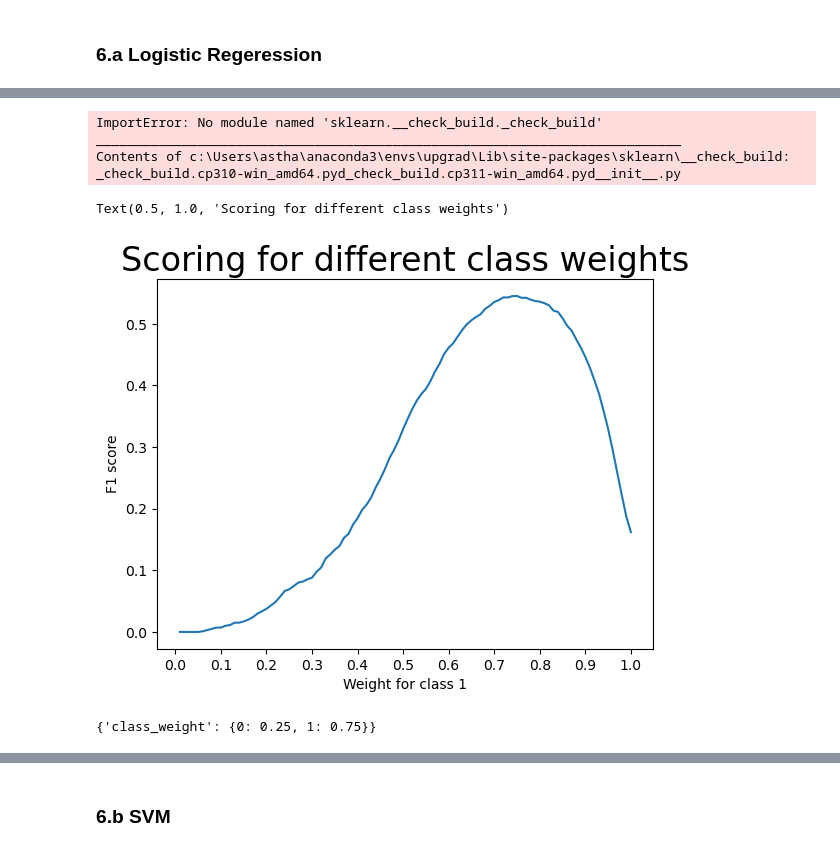
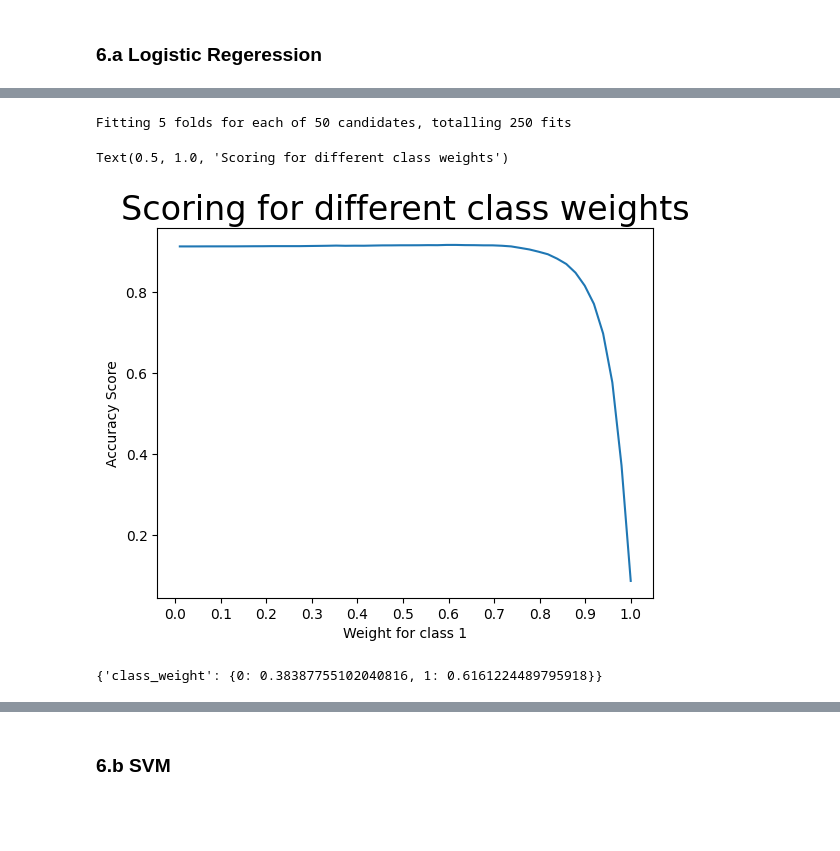
Before and after one commit to asthaa29/telecomchurncasestudy, a Jupyter notebook: telecomchurnprediction.ipynb, the cells around one changed output, grey strips where cells are left out. Cells and saved outputs as stored; diff of their text form; code cells hidden in the pictures; blank space fills up the shorter version.

```diff
--- a/telecomchurnprediction.ipynb
+++ b/telecomchurnprediction.ipynb
@@ -766,0 +756,11 @@ Specificity:    0.98
+# %%
+lr = LogisticRegression(class_weight={0: 0.3, 1: 0.7})
+
+#Train the model on PCA components
+lr_model = lr.fit(pca_components_df, y_train)
+
+# Generate predictions and prediction probabilities for test data
+pred_probs_test = lr_model.predict_proba(X_test_pca)
+y_pred = lr_model.predict(X_test_pca)
+
+evaluateModel(y_test,y_pred)
@@ -804,42 +779,9 @@ NameError: name 'LogisticRegression' is not defined
-# %%
-from sklearn.model_selection import RandomizedSearchCV
-
-#Setting the range for class weights
-weights = np.linspace(0.0,0.99,100)
-
-#Creating a dictionary grid for grid search
-param_grid = { #'class_weight': [{0:x, 1:1.0-x} for x in weights],
-    'penalty' : ['l1', 'l2', 'elasticnet', 'none'],
-    'C' : np.logspace(-4, 4, 20),
-    'solver' : ['lbfgs','newton-cg','liblinear','sag','saga'],
-    'max_iter' : [100, 1000,2500, 5000]
-    }
-
-#Fitting grid search to the train data with 5 folds
-gridsearch = GridSearchCV(lr_model,
-                          param_grid= param_grid,
-                          cv=StratifiedKFold(),
-                          n_jobs=-1,
-                          scoring='f1',
-                          n_iter=10,
-                          random_state=42,
-                          verbose=True).fit(X_train, y_train)
-# %% [output]
-ImportError: No module named 'sklearn.__check_build._check_build'
-___________________________________________________________________________
-Contents of c:\Users\astha\anaconda3\envs\upgrad\Lib\site-packages\sklearn\__check_build:
-_check_build.cp310-win_amd64.pyd_check_build.cp311-win_amd64.pyd__init__.py
 # %%
 #Setting the range for class weights
-weights = np.linspace(0.0,0.99,100)
+weights = np.linspace(0.0,0.99,50)
 
 #Creating a dictionary grid for grid search
-param_grid = { #'class_weight': [{0:x, 1:1.0-x} for x in weights],
-    'penalty' : ['l1', 'l2', 'elasticnet', 'none'],
-    'C' : np.logspace(-4, 4, 20),
-    'solver' : ['lbfgs','newton-cg','liblinear','sag','saga'],
-    'max_iter' : [100, 1000,2500, 5000]
-    }
+param_grid = { 'class_weight': [{0:x, 1:1.0-x} for x in weights]}
 
 #Fitting grid search to the train data with 5 folds
 gridsearch = GridSearchCV(estimator= lr_model,
@@ -847,20 +789,22 @@ gridsearch = GridSearchCV(estimator= lr_model,
                           cv=StratifiedKFold(),
                           n_jobs=-1,
                           scoring='accuracy',
-                          verbose=2).fit(X_train, y_train)
+                          verbose=2).fit(pca_components_df, y_train)
+# %% [output]
+Fitting 5 folds for each of 50 candidates, totalling 250 fits
 # %%
 weigh_data = pd.DataFrame({ 'score': gridsearch.cv_results_['mean_test_score'], 'weight': (1- weights)})
 # %%
 sns.lineplot(x=weigh_data['weight'], y=weigh_data['score'])
 plt.xlabel('Weight for class 1')
-plt.ylabel('F1 score')
+plt.ylabel('Accuracy Score')
 plt.xticks([round(i/10,1) for i in range(0,11,1)])
 plt.title('Scoring for different class weights', fontsize=24)
 # %% [output]
 Text(0.5, 1.0, 'Scoring for different class weights')
-[figure, old version]
+[figure, new version]
-# %%
-gridsearch.best_params_
-# %% [output]
-{'class_weight': {0: 0.25, 1: 0.75}}
+# %%
+gridsearch.best_params_
+# %% [output]
+{'class_weight': {0: 0.38387755102040816, 1: 0.6161224489795918}}
 # %%
```
Also changed, not shown: parts of 31 cells of this notebook.
